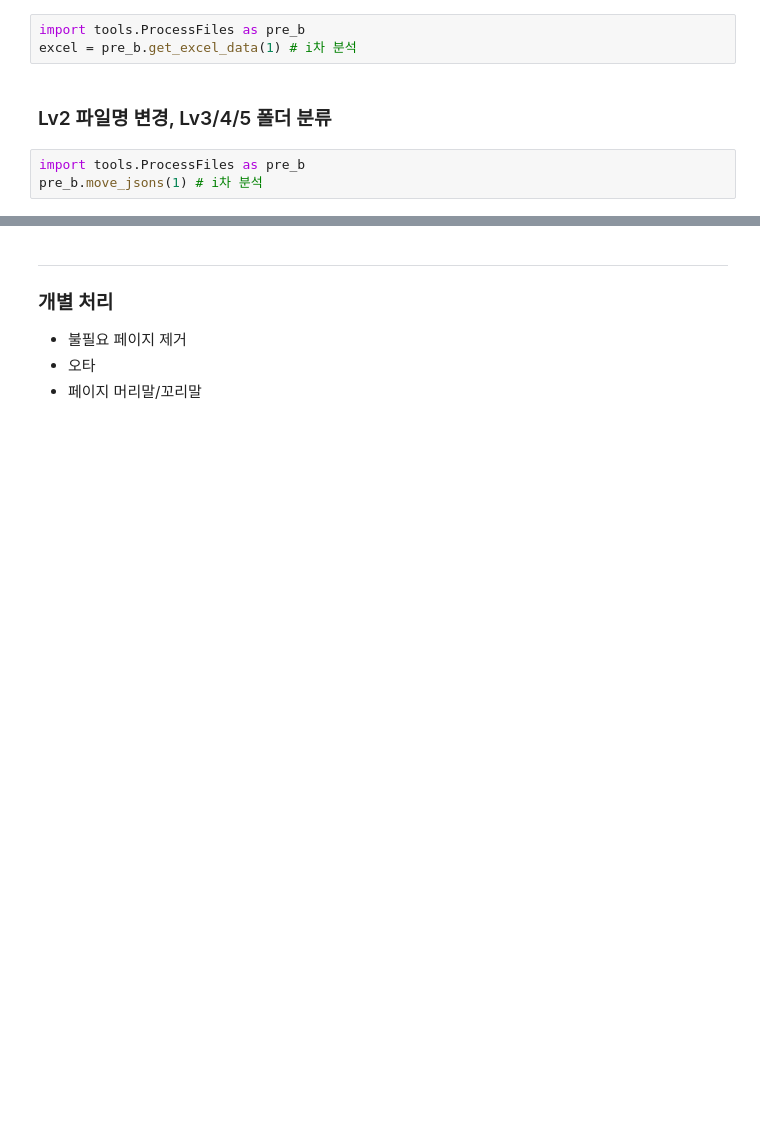
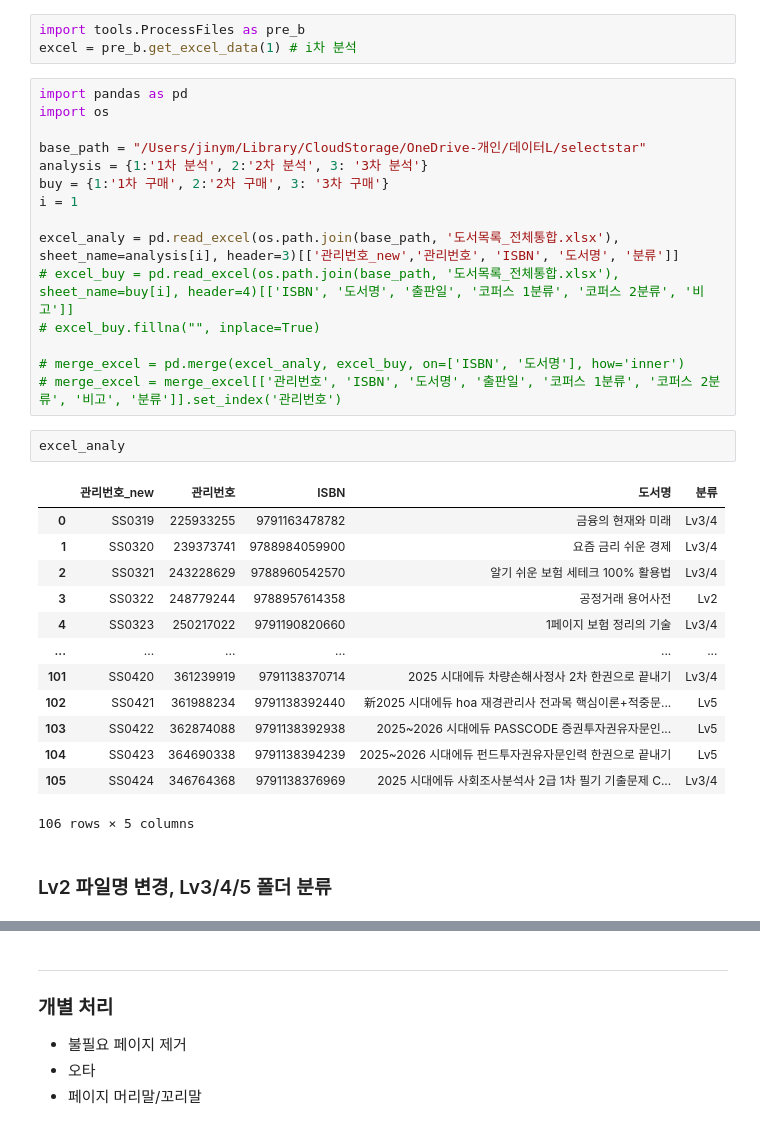
Before and after one commit to jayleenym/SFAIcenter, a Jupyter notebook: json_rev.ipynb, the cells around one changed output, grey strips where cells are left out. Saved outputs shown, nothing was run; the diff lists cells and outputs as text; blank space fills up the shorter version.

```diff
--- a/json_rev.ipynb
+++ b/json_rev.ipynb
@@ -3,8 +47,36 @@
 # %%
 import tools.ProcessFiles as pre_b
 excel = pre_b.get_excel_data(1) # i차 분석
+# %%
+import pandas as pd
+import os
+
+base_path = "/Users/jinym/Library/CloudStorage/OneDrive-개인/데이터L/selectstar"
+analysis = {1:'1차 분석', 2:'2차 분석', 3: '3차 분석'}
+buy = {1:'1차 구매', 2:'2차 구매', 3: '3차 구매'}
+i = 1
+
+excel_analy = pd.read_excel(os.path.join(base_path, '도서목록_전체통합.xlsx'), sheet_name=analysis[i], header=3)[['관리번호_new','관리번호', 'ISBN', '도서명', '분류']]
+# excel_buy = pd.read_excel(os.path.join(base_path, '도서목록_전체통합.xlsx'), sheet_name=buy[i], header=4)[['ISBN', '도서명', '출판일', '코퍼스 1분류', '코퍼스 2분류', '비고']]
+# excel_buy.fillna("", inplace=True)
+
+# merge_excel = pd.merge(excel_analy, excel_buy, on=['ISBN', '도서명'], how='inner')
+# merge_excel = merge_excel[['관리번호', 'ISBN', '도서명', '출판일', '코퍼스 1분류', '코퍼스 2분류', '비고', '분류']].set_index('관리번호')
+# %%
+excel_analy
+# %% [output]
+|  | 관리번호_new | 관리번호 | ISBN | 도서명 | 분류 |
+| 0 | SS0319 | 225933255 | 9791163478782 | 금융의 현재와 미래 | Lv3/4 |
+| 1 | SS0320 | 239373741 | 9788984059900 | 요즘 금리 쉬운 경제 | Lv3/4 |
+| 2 | SS0321 | 243228629 | 9788960542570 | 알기 쉬운 보험 세테크 100% 활용법 | Lv3/4 |
+| 3 | SS0322 | 248779244 | 9788957614358 | 공정거래 용어사전 | Lv2 |
+| 4 | SS0323 | 250217022 | 9791190820660 | 1페이지 보험 정리의 기술 | Lv3/4 |
+| ... | ... | ... | ... | ... | ... |
+| 101 | SS0420 | 361239919 | 9791138370714 | 2025 시대에듀 차량손해사정사 2차 한권으로 끝내기 | Lv3/4 |
+| 102 | SS0421 | 361988234 | 9791138392440 | 新2025 시대에듀 hoa 재경관리사 전과목 핵심이론+적중문... | Lv5 |
+| 103 | SS0422 | 362874088 | 9791138392938 | 2025~2026 시대에듀 PASSCODE 증권투자권유자문인... | Lv5 |
+| 104 | SS0423 | 364690338 | 9791138394239 | 2025~2026 시대에듀 펀드투자권유자문인력 한권으로 끝내기 | Lv5 |
+| 105 | SS0424 | 346764368 | 9791138376969 | 2025 시대에듀 사회조사분석사 2급 1차 필기 기출문제 C... | Lv3/4 |
+106 rows × 5 columns
 # %% [markdown]
 ### Lv2 파일명 변경, Lv3/4/5 폴더 분류
-# %%
-import tools.ProcessFiles as pre_b
-pre_b.move_jsons(1) # i차 분석
```
Also changed, not shown: parts of 9 cells of this notebook, 9 other files.
